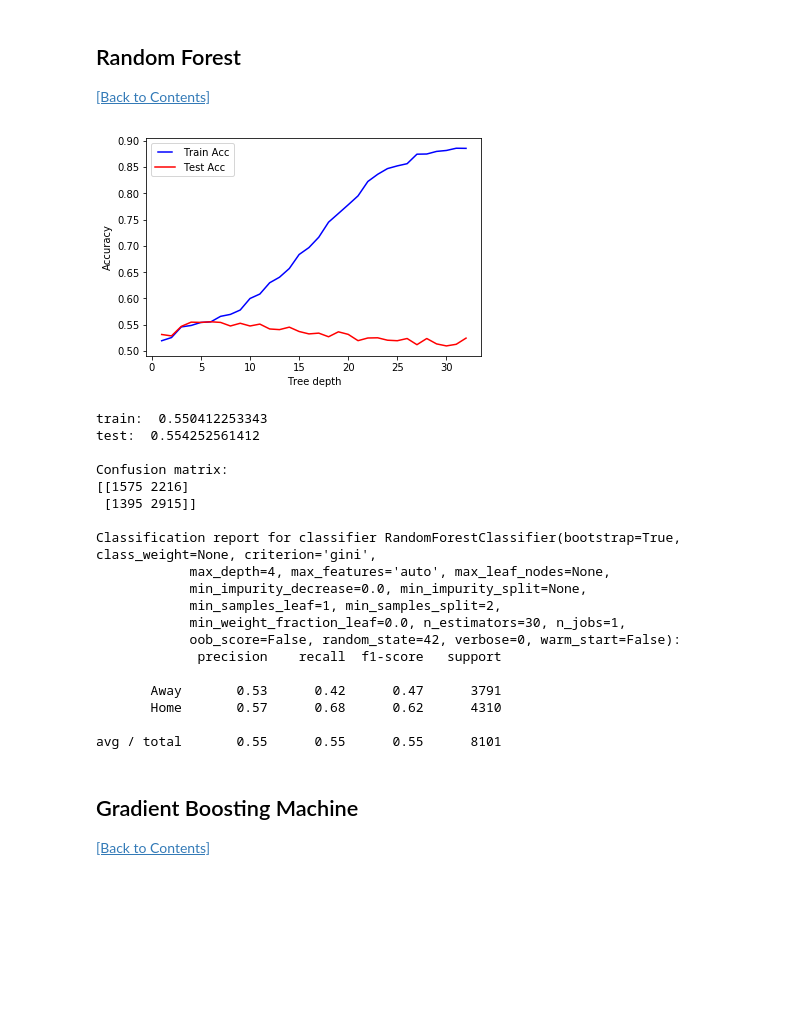
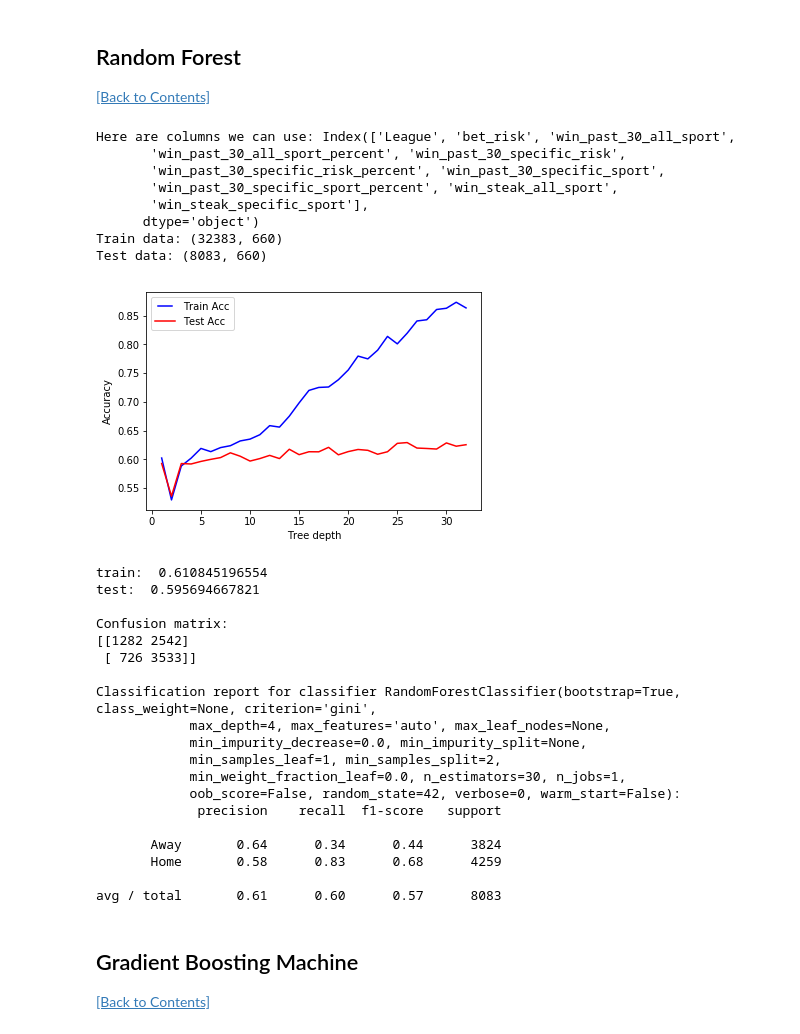
Before and after one commit to jayzuniga/w207_Final_Project, a Jupyter notebook: W207-Zheng_Pang_Zuniga.ipynb, the cells around one changed output. Drawn from its saved outputs; the diff is of its cells as text; code cells hidden in the pictures; blank space fills up the shorter version.

```diff
--- a/W207-Zheng_Pang_Zuniga.ipynb
+++ b/W207-Zheng_Pang_Zuniga.ipynb
@@ -595,54 +891,64 @@ avg / total       0.52      0.53      0.51      8101
 # %%
 from sklearn.ensemble import RandomForestClassifier
 
-non_clf_ml_bets = df[(df['Bet']=='MONEY LINE') & (df['League']!='CLF') & (df['MLWinner'] !='')]
+non_clf_ml_bets = df[(df['Bet']=='MONEY LINE') & (df['League']!='CFL') & (df['MLWinner'] !='')]
 
-columns_to_exclude = ['GameKey', 'GameTime', 'Away', 'Home', 'Bet', 'On', 'Juice', 'Type', 'Result', 'MLWinner', 'Handicapper']
+columns_to_exclude = ['GameKey', 'GameTime', 'Bet', 'On',
+                      'Handicapper', 'Away', 'Home',
+                      'Juice', 'Type', 'Result', 'MLWinner']
 
-model_features = non_clf_ml_bets.columns.difference(columns_to_exclude)
-print('Here are the modeling features:', model_features)
+columns_to_use = non_clf_ml_bets.columns.difference(columns_to_exclude)
+print('Here are columns we can use:', columns_to_use)
 
 target = ['MLWinner']
 
-make_dummies = ['League', 'MLBet', 'bet_risk']
+make_dummies = ['League', 'bet_risk', 'MLBet', 'Away', 'Home']
 
 binarized_non_clf_ml_bets = pd.get_dummies(non_clf_ml_bets, columns=make_dummies)
-print(binarized_non_clf_ml_bets.shape)
-
 
 features = binarized_non_clf_ml_bets.columns.difference(columns_to_exclude)
+#print('Here are the features the model will use:\n', list(features), '\n')
 
 # Split into train and test data.
 train_data = binarized_non_clf_ml_bets[(binarized_non_clf_ml_bets.GameTime < '2017-07-01')][features]
 train_labels = binarized_non_clf_ml_bets[(binarized_non_clf_ml_bets.GameTime < '2017-07-01')][target]
 
 test_data = binarized_non_clf_ml_bets[(binarized_non_clf_ml_bets.GameTime >= '2017-07-01')][features]
 test_labels = binarized_non_clf_ml_bets[(binarized_non_clf_ml_bets.GameTime >= '2017-07-01')][target]
 
-print(train_data.shape, test_data.shape)
+print('Train data:', train_data.shape)
+print('Test data:', test_data.shape)
 
 # let's try to find the optimal depth
 max_depths = np.linspace(1, 32, 32, endpoint=True)
 train_results = []
 test_results = []
 for max_depth in max_depths:
     rf = RandomForestClassifier(max_depth=max_depth, n_jobs=-1)
     rf.fit(train_data, train_labels.values.ravel())
     train_pred = rf.predict(train_data)
     train_acc = accuracy_score(rf.predict(train_data),train_labels)
     train_results.append(train_acc)
     y_pred = rf.predict(test_data)
     test_acc = accuracy_score(rf.predict(test_data),test_labels)
     test_results.append(test_acc)
 from matplotlib.legend_handler import HandlerLine2D
 line1, = plt.plot(max_depths, train_results, 'b', label="Train Acc")
 line2, = plt.plot(max_depths, test_results, 'r', label="Test Acc")
 plt.legend(handler_map={line1: HandlerLine2D(numpoints=2)})
 plt.ylabel('Accuracy')
 plt.xlabel('Tree depth')
 plt.show()
 # %% [output]
+Here are columns we can use: Index(['League', 'bet_risk', 'win_past_30_all_sport',
+       'win_past_30_all_sport_percent', 'win_past_30_specific_risk',
+       'win_past_30_specific_risk_percent', 'win_past_30_specific_sport',
+       'win_past_30_specific_sport_percent', 'win_steak_all_sport',
+       'win_steak_specific_sport'],
+      dtype='object')
+Train data: (32383, 660)
+Test data: (8083, 660)
-[figure, old version]
+[figure, new version]
 # %%
 # Instantiate model with 30 decision trees
 clf = RandomForestClassifier(n_estimators = 30, random_state = 42, max_depth = 4)
@@ -659,12 +965,12 @@ print("\nConfusion matrix:\n%s" % confusion_matrix(test_labels, test_predicted_l
 print("\nClassification report for classifier %s:\n%s\n"
 % (clf, classification_report(test_labels, test_predicted_labels)))
 # %% [output]
-train:  0.550412253343
-test:  0.554252561412
+train:  0.610845196554
+test:  0.595694667821
 
 Confusion matrix:
-[[1575 2216]
- [1395 2915]]
+[[1282 2542]
+ [ 726 3533]]
 
 Classification report for classifier RandomForestClassifier(bootstrap=True, class_weight=None, criterion='gini',
             max_depth=4, max_features='auto', max_leaf_nodes=None,
@@ -674,10 +980,10 @@ Classification report for classifier RandomForestClassifier(bootstrap=True, clas
             oob_score=False, random_state=42, verbose=0, warm_start=False):
              precision    recall  f1-score   support
 
-       Away       0.53      0.42      0.47      3791
-       Home       0.57      0.68      0.62      4310
+       Away       0.64      0.34      0.44      3824
+       Home       0.58      0.83      0.68      4259
 
-avg / total       0.55      0.55      0.55      8101
+avg / total       0.61      0.60      0.57      8083
 # %%
 # summary of findings
 # %% [markdown]
```
Also changed, not shown: parts of 30 cells of this notebook.
